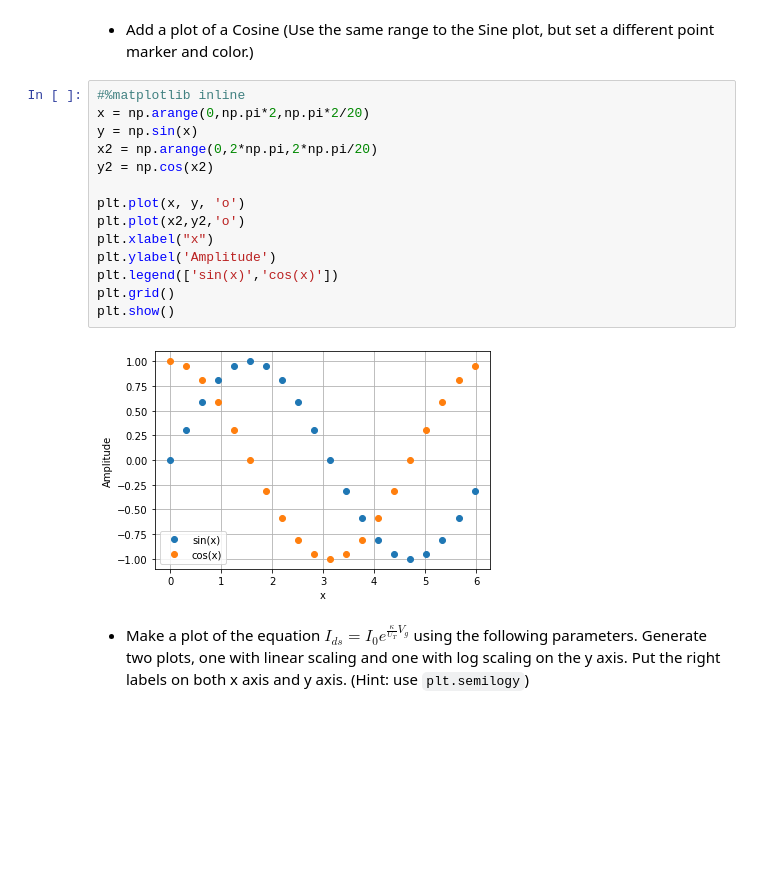
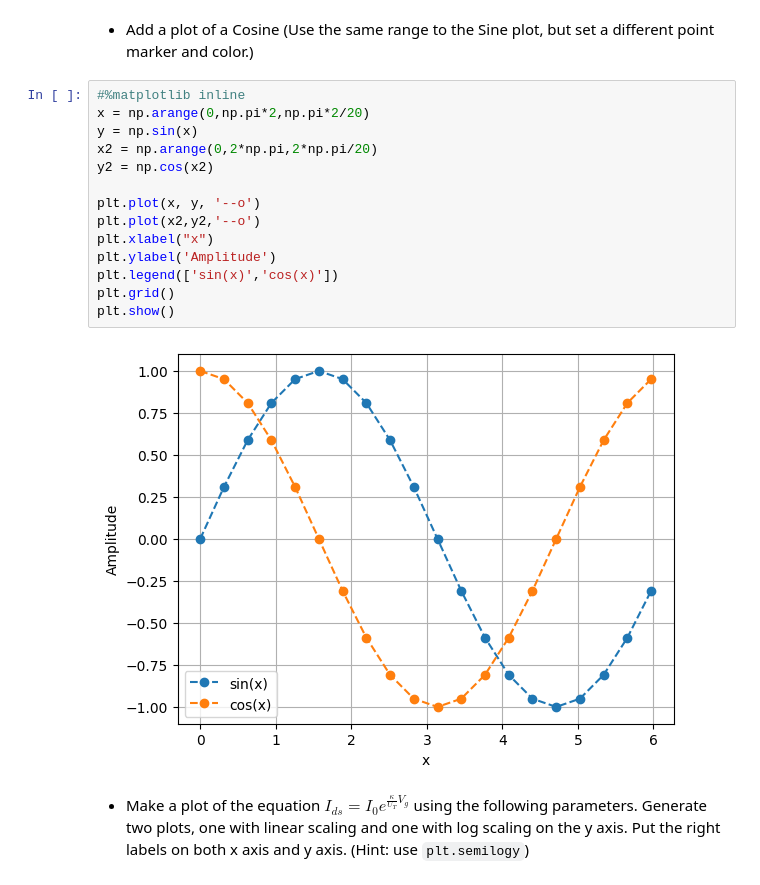
Before and after one commit to daggermaster3000/NE1, a Jupyter notebook: TP1/2022_Lab01_18_Working_Copy.ipynb, the cells around one changed output. Saved outputs shown, nothing was run; the diff lists cells and outputs as text; blank space fills up the shorter version.

```diff
--- a/TP1/2022_Lab01_18_Working_Copy.ipynb
+++ b/TP1/2022_Lab01_18_Working_Copy.ipynb
@@ -124,19 +124,19 @@ plt.show()
 # %%
 #%matplotlib inline
 x = np.arange(0,np.pi*2,np.pi*2/20)
 y = np.sin(x)
 x2 = np.arange(0,2*np.pi,2*np.pi/20)
 y2 = np.cos(x2)
 
-plt.plot(x, y, 'o')
-plt.plot(x2,y2,'o')
+plt.plot(x, y, '--o')
+plt.plot(x2,y2,'--o')
 plt.xlabel("x")
 plt.ylabel('Amplitude')
 plt.legend(['sin(x)','cos(x)'])
 plt.grid()
 plt.show()
 # %% [output]
-[figure, old version]
+[figure, new version]
 # %% [markdown]
 * Make a plot of the equation $ I_{ds} = I_0 e^{\frac{\kappa}{U_T} V_g}$ using the following parameters. Generate two plots, one with linear scaling and one with log scaling on the y axis. Put the right labels on both x axis and y axis. (Hint: use `plt.semilogy`)
 # %%
```
Also changed, not shown: parts of 4 cells of this notebook.
